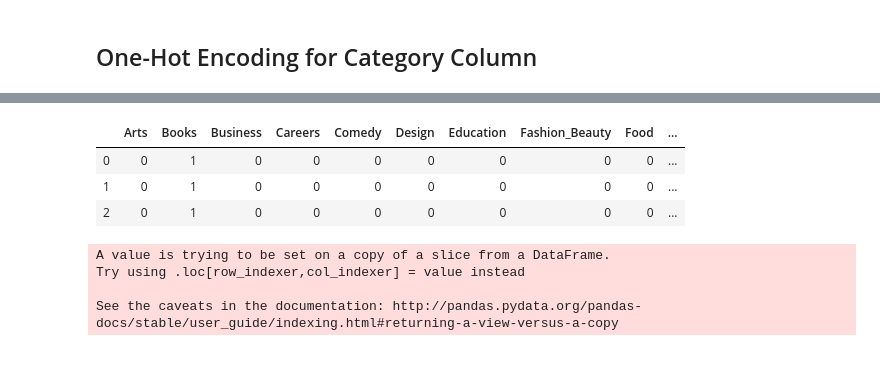
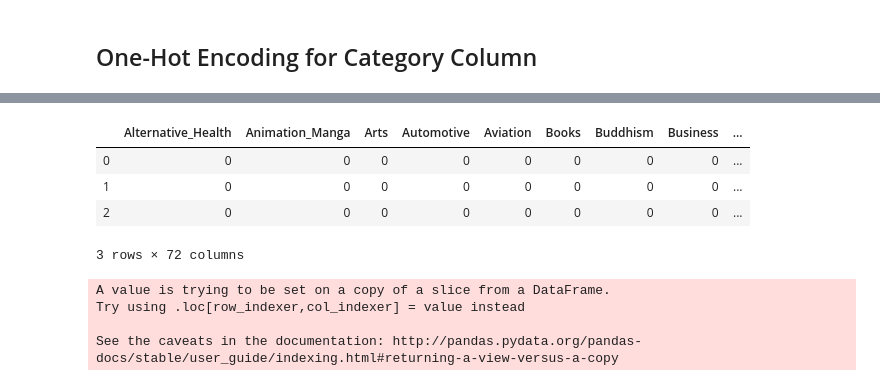
Before and after one commit to thomkav/regression-podcast-popularity, a Jupyter notebook: notebooks/eda.ipynb, the cells around one changed output, grey strips where cells are left out. Saved outputs shown, nothing was run; the diff lists cells and outputs as text; code cells hidden in the pictures.

```diff
--- a/notebooks/eda.ipynb
+++ b/notebooks/eda.ipynb
@@ -27,7 +32,7 @@ NameError: name 'reload' is not defined
 # %% [markdown]
 ## Load and Validate Data
 # %%
-df_version = 'merged_10-06_10-17.pickle'
+df_version = 'merged_10-08_13-54.pickle'
 import_path = '../scraped/merged/' + df_version
 with open(import_path, 'rb') as file:
     raw_df = pickle.load(file)
@@ -217,11 +229,12 @@ array(['Books', 'Fashion_Beauty', 'Religion_Spirituality', 'Music',
 # %%
-dummies = pd.get_dummies(trim_df.category, sparse=True)
+dummies = pd.get_dummies(trim_df.category)
 dummies.head(3)
 # %% [output]
-|  | Arts | Books | Business | Careers | Comedy | Design | Education | Fashion_Beauty | Food | ... |
-| 0 | 0 | 1 | 0 | 0 | 0 | 0 | 0 | 0 | 0 | ... |
-| 1 | 0 | 1 | 0 | 0 | 0 | 0 | 0 | 0 | 0 | ... |
-| 2 | 0 | 1 | 0 | 0 | 0 | 0 | 0 | 0 | 0 | ... |
+|  | Alternative_Health | Animation_Manga | Arts | Automotive | Aviation | Books | Buddhism | Business | ... |
+| 0 | 0 | 0 | 0 | 0 | 0 | 0 | 0 | 0 | ... |
+| 1 | 0 | 0 | 0 | 0 | 0 | 0 | 0 | 0 | ... |
+| 2 | 0 | 0 | 0 | 0 | 0 | 0 | 0 | 0 | ... |
+3 rows × 72 columns
 # %%
 for col in dummies.columns:
     trim_df['d_'+col] = dummies[col]
```
Also changed, not shown: parts of 51 cells of this notebook, 7 other files.
